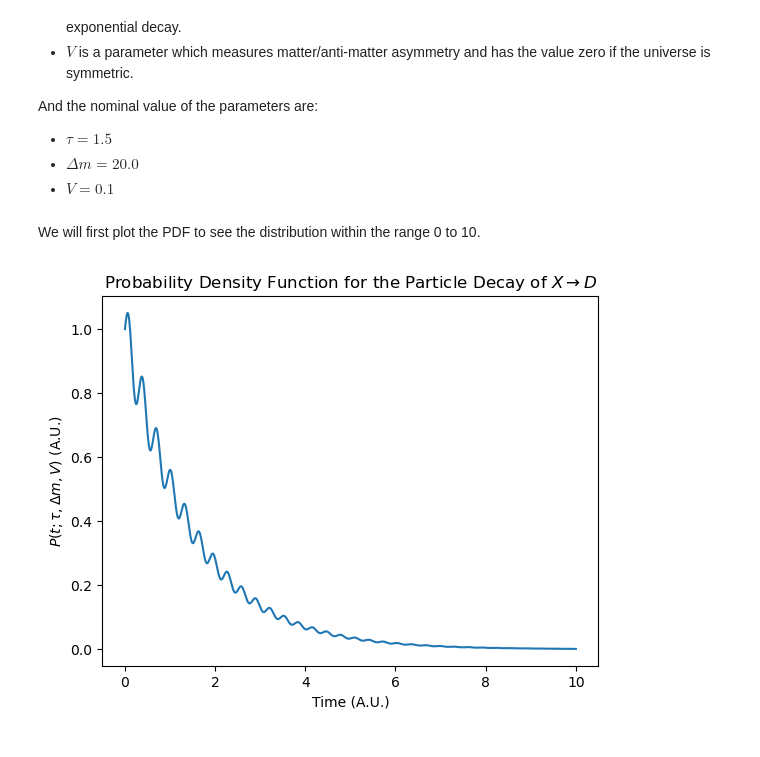
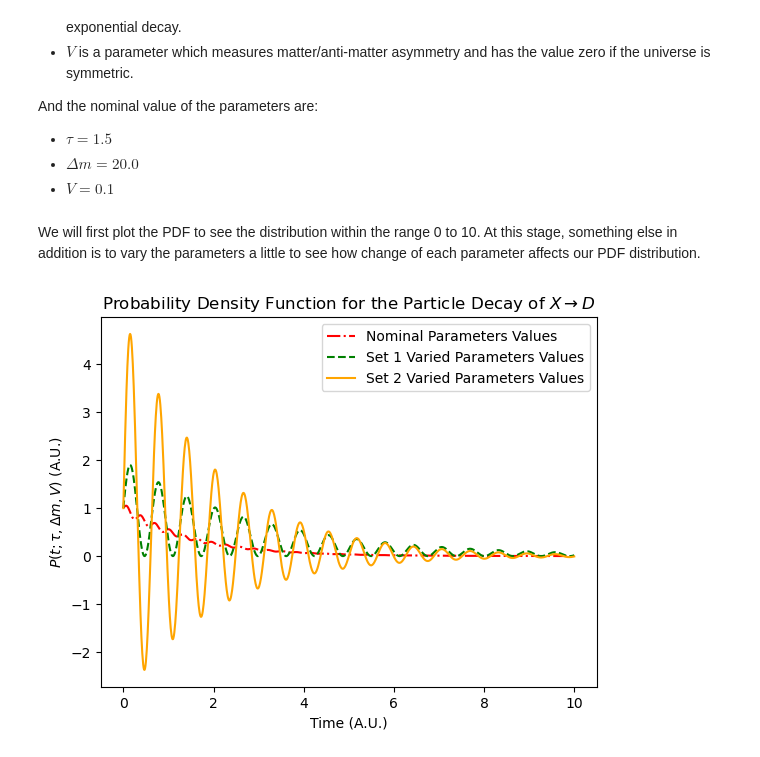
Before and after one commit to wly-wang/DAML23-24, a Jupyter notebook: Report1/s2106059_Report1.ipynb, the cells around one changed output. Drawn from its saved outputs; the diff is of its cells as text; code cells hidden in the pictures.

```diff
--- a/Report1/s2106059_Report1.ipynb
+++ b/Report1/s2106059_Report1.ipynb
@@ -39,7 +38,7 @@ And the nominal value of the parameters are:
 * $\Delta m = 20.0$
 * $V = 0.1$
 # %% [markdown]
-We will first plot the PDF to see the distribution within the range 0 to 10.
+We will first plot the PDF to see the distribution within the range 0 to 10. At this stage, something else in addition is to vary the parameters a little to see how change of each parameter affects our PDF distribution.
 # %%
 #==================================================#
 # Create a function returning the PDF distribution #
@@ -57,18 +56,29 @@ hiBound = 10.
 n_interval = 1000
 t = np.linspace(loBound, hiBound, n_interval, endpoint=True)
 # nominal values for the parameters
-tau = 1.5
-delta_m = 20.
-v = 0.1
+tau1 = 1.5
+delta_m1 = 20.
+v1 = 0.1
+# Three more sets of parameters to see how our PDF distribution change
+tau2 = 3.
+delta_m2 = 10.
+v2 = 1.
+
+tau3 = 2.
+delta_m3 = 10.
+v3 = 4.
 # %%
 #===========================#
 # Plot the PDF distribution #
 #===========================#
 
-plt.plot(t, pdf_distribution(t, tau, delta_m, v))
+plt.plot(t, pdf_distribution(t, tau1, delta_m1, v1), ls='-.', color='r', label='Nominal Parameters Values')
+plt.plot(t, pdf_distribution(t, tau2, delta_m2, v2), ls='--', color='g', label='Set 1 Varied Parameters Values')
+plt.plot(t, pdf_distribution(t, tau3, delta_m3, v3), color='orange', label='Set 2 Varied Parameters Values')
 plt.title(r'Probability Density Function for the Particle Decay of $X \rightarrow D$')
 plt.xlabel('Time (A.U.)')
 plt.ylabel(r'$P(t;\tau,\Delta m, V)$ (A.U.)')
+plt.legend()
 plt.show()
 # %% [output]
-[figure, old version]
+[figure, new version]
```
Also changed, not shown: parts of 5 cells of this notebook.
